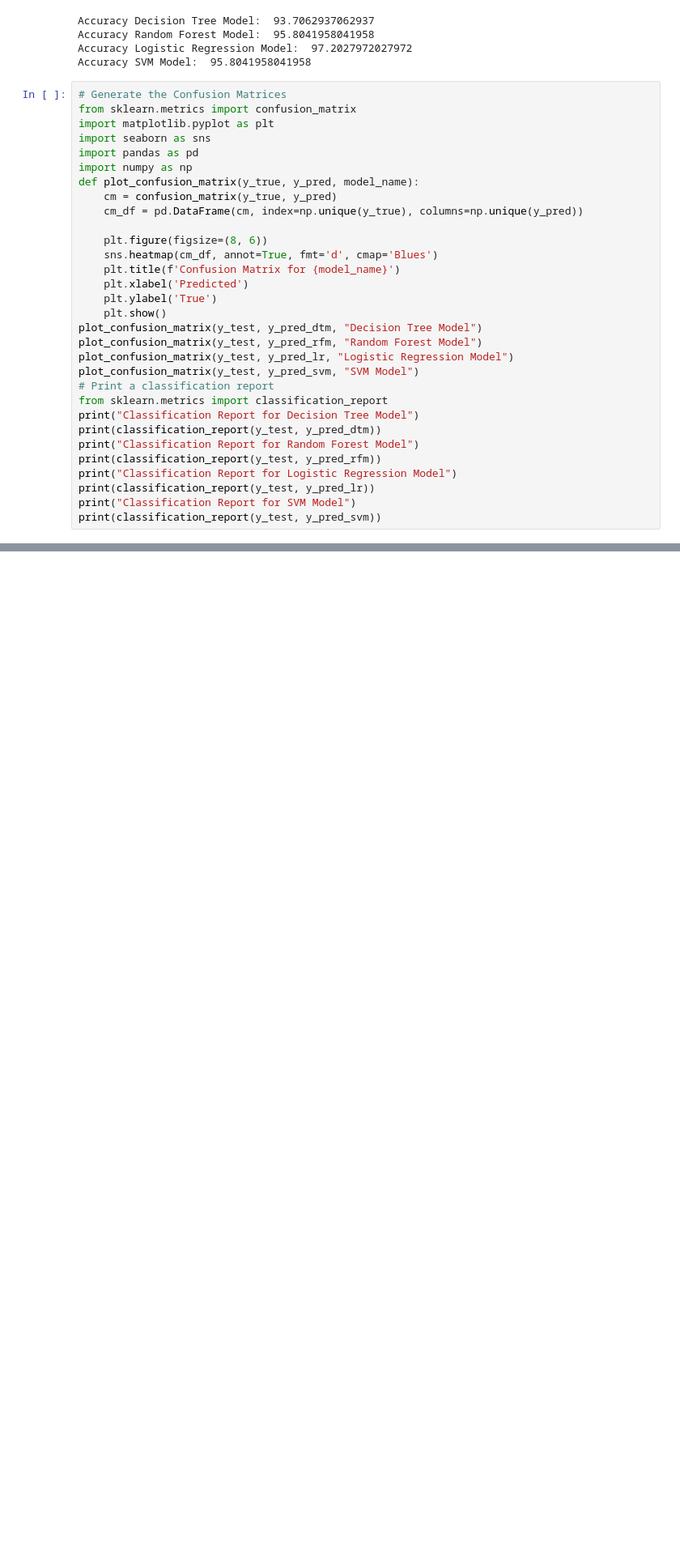
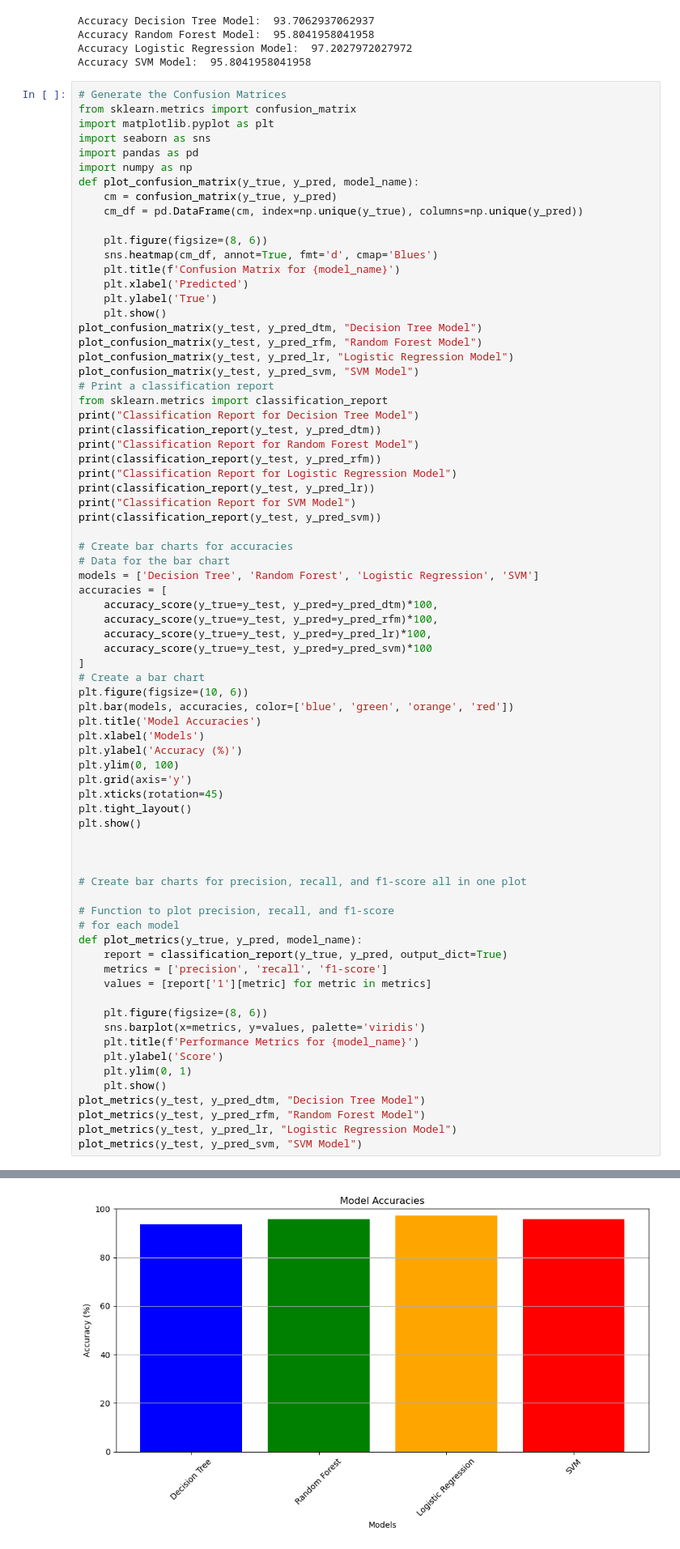
Before and after one commit to Amir-Mojtahedi/OncoVision, a Jupyter notebook: back-end/notebooks/models.ipynb, the cells around one changed output, grey strips where cells are left out. Shown at 81% size. Cells and saved outputs as stored; diff of their text form; blank space fills up the shorter version.

Commit message:
create bar charts for accuracies, and bar charts for models' precision, recall, f1-score.

```diff
--- a/back-end/notebooks/models.ipynb
+++ b/back-end/notebooks/models.ipynb
@@ -60,30 +60,74 @@ from sklearn.metrics import classification_report
 print("Classification Report for Decision Tree Model")
 print(classification_report(y_test, y_pred_dtm))
 print("Classification Report for Random Forest Model")
 print(classification_report(y_test, y_pred_rfm))
 print("Classification Report for Logistic Regression Model")
 print(classification_report(y_test, y_pred_lr))
 print("Classification Report for SVM Model")
 print(classification_report(y_test, y_pred_svm))
+
+# Create bar charts for accuracies
+# Data for the bar chart
+models = ['Decision Tree', 'Random Forest', 'Logistic Regression', 'SVM']
+accuracies = [
+    accuracy_score(y_true=y_test, y_pred=y_pred_dtm)*100,
+    accuracy_score(y_true=y_test, y_pred=y_pred_rfm)*100,
+    accuracy_score(y_true=y_test, y_pred=y_pred_lr)*100,
+    accuracy_score(y_true=y_test, y_pred=y_pred_svm)*100
+]
+# Create a bar chart
+plt.figure(figsize=(10, 6))
+plt.bar(models, accuracies, color=['blue', 'green', 'orange', 'red'])
+plt.title('Model Accuracies')
+plt.xlabel('Models')
+plt.ylabel('Accuracy (%)')
+plt.ylim(0, 100)
+plt.grid(axis='y')
+plt.xticks(rotation=45)
+plt.tight_layout()
+plt.show()
+
+
+
+# Create bar charts for precision, recall, and f1-score all in one plot
+
+# Function to plot precision, recall, and f1-score
+# for each model
+def plot_metrics(y_true, y_pred, model_name):
+    report = classification_report(y_true, y_pred, output_dict=True)
+    metrics = ['precision', 'recall', 'f1-score']
+    values = [report['1'][metric] for metric in metrics]
+
+    plt.figure(figsize=(8, 6))
+    sns.barplot(x=metrics, y=values, palette='viridis')
+    plt.title(f'Performance Metrics for {model_name}')
+    plt.ylabel('Score')
+    plt.ylim(0, 1)
+    plt.show()
+plot_metrics(y_test, y_pred_dtm, "Decision Tree Model")
+plot_metrics(y_test, y_pred_rfm, "Random Forest Model")
+plot_metrics(y_test, y_pred_lr, "Logistic Regression Model")
+plot_metrics(y_test, y_pred_svm, "SVM Model")
 # %% [output]
 [figure]
 [figure]
 [figure]
 [figure]
 Classification Report for Decision Tree Model
               precision    recall  f1-score   support
 
            0       0.95      0.94      0.95        89
            1       0.91      0.93      0.92        54
 
     accuracy                           0.94       143
    macro avg       0.93      0.93      0.93       143
 weighted avg       0.94      0.94      0.94       143
 
 Classification Report for Random Forest Model
               precision    recall  f1-score   support
 ... (23 lines left out)
 
     accuracy                           0.96       143
    macro avg       0.96      0.96      0.96       143
 weighted avg       0.96      0.96      0.96       143
+[figure, added]
```
Also changed, not shown: parts of 1 cell of this notebook.
